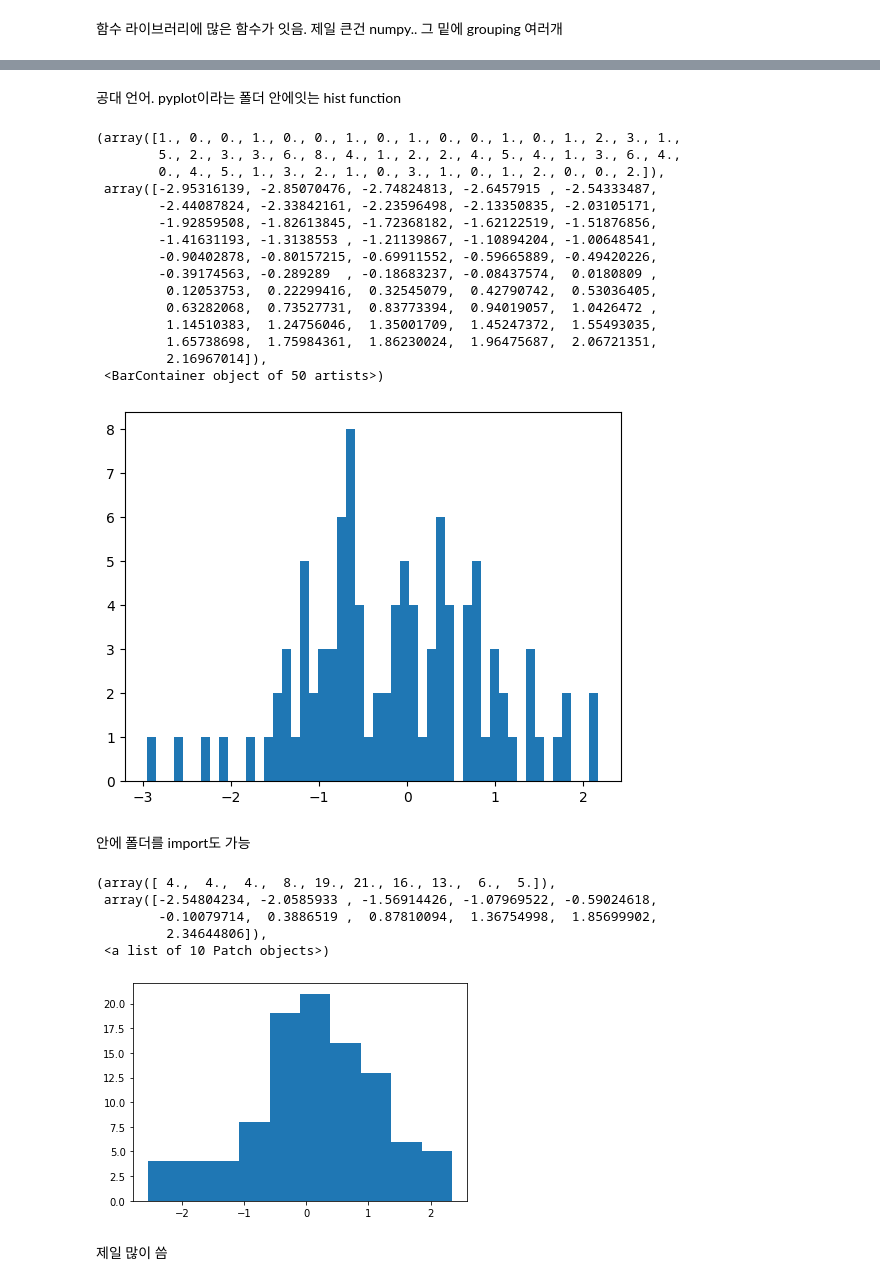
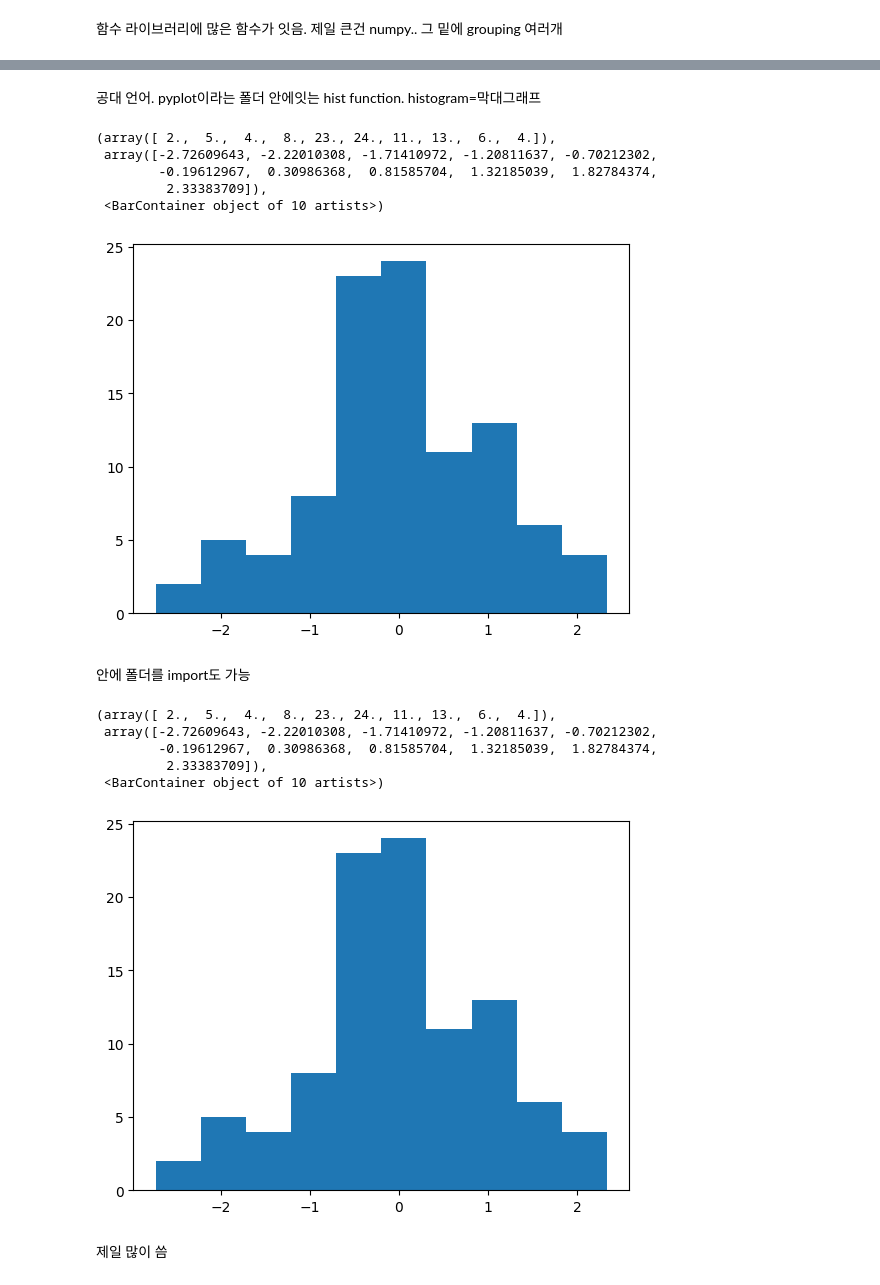
Before and after one commit to syoungahh/class2023Fall, a Jupyter notebook: import.ipynb, the cells around one changed output, grey strips where cells are left out. Saved outputs shown, nothing was run; the diff lists cells and outputs as text; code cells hidden in the pictures.

```diff
--- a/import.ipynb
+++ b/import.ipynb
@@ -5,5 +5,5 @@
 제일 큰건 numpy.. 그 밑에 grouping 여러개
 # %%
 import numpy as np
-np.random.randn(100) #함수니까 무조건 ()
-#randn이라는 함수는 random number을 generate해주는 함수 중, normal distribution을 해준다. (0평균과 1분산으로)
+n= np.random.randn(100) #함수니까 무조건 ()
+#randn이라는 함수는 random number을 generate해주는 함수 중, normal distribution(정규분포)을 해준다. (0평균과 1분산으로)
@@ -52,42 +31,33 @@ array([[[ 0.32178349,  0.09675066,  1.3524488 , -0.67010056,
 # %% [markdown]
-공대 언어.
-pyplot이라는 폴더 안에잇는 hist function
+공대 언어. pyplot이라는 폴더 안에잇는 hist function. histogram=막대그래프
 # %%
 import matplotlib
-matplotlib.pyplot.hist(n, bins=50)
+matplotlib.pyplot.hist(n, bins=10)
+
 #histogram 은 visualization에 매우 유용
-#n =아까 100개만든거, y축은 빈도수. x는 bin(바구니)
+
+#n =아까 100개만든거, y축은 빈도수. bin(바구니, 막대의 개수)
 #n을 키울수록 정규분포를 향해...standard deviation = 67%
 #normal standard deviation = 1. 2=95%. 3=99%
 # %% [output]
-(array([1., 0., 0., 1., 0., 0., 1., 0., 1., 0., 0., 1., 0., 1., 2., 3., 1.,
-        5., 2., 3., 3., 6., 8., 4., 1., 2., 2., 4., 5., 4., 1., 3., 6., 4.,
-        0., 4., 5., 1., 3., 2., 1., 0., 3., 1., 0., 1., 2., 0., 0., 2.]),
- array([-2.95316139, -2.85070476, -2.74824813, -2.6457915 , -2.54333487,
-        -2.44087824, -2.33842161, -2.23596498, -2.13350835, -2.03105171,
-        -1.92859508, -1.82613845, -1.72368182, -1.62122519, -1.51876856,
-        -1.41631193, -1.3138553 , -1.21139867, -1.10894204, -1.00648541,
-        -0.90402878, -0.80157215, -0.69911552, -0.59665889, -0.49420226,
-        -0.39174563, -0.289289  , -0.18683237, -0.08437574,  0.0180809 ,
-         0.12053753,  0.22299416,  0.32545079,  0.42790742,  0.53036405,
-         0.63282068,  0.73527731,  0.83773394,  0.94019057,  1.0426472 ,
-         1.14510383,  1.24756046,  1.35001709,  1.45247372,  1.55493035,
-         1.65738698,  1.75984361,  1.86230024,  1.96475687,  2.06721351,
-         2.16967014]),
- <BarContainer object of 50 artists>)
+(array([ 2.,  5.,  4.,  8., 23., 24., 11., 13.,  6.,  4.]),
+ array([-2.72609643, -2.22010308, -1.71410972, -1.20811637, -0.70212302,
+        -0.19612967,  0.30986368,  0.81585704,  1.32185039,  1.82784374,
+         2.33383709]),
+ <BarContainer object of 10 artists>)
-[figure, old version]
+[figure, new version]
 # %% [markdown]
 안에 폴더를 import도 가능
 # %%
 import matplotlib.pyplot
 matplotlib.pyplot.hist(n)
 # %% [output]
-(array([ 4.,  4.,  4.,  8., 19., 21., 16., 13.,  6.,  5.]),
- array([-2.54804234, -2.0585933 , -1.56914426, -1.07969522, -0.59024618,
-        -0.10079714,  0.3886519 ,  0.87810094,  1.36754998,  1.85699902,
-         2.34644806]),
- <a list of 10 Patch objects>)
+(array([ 2.,  5.,  4.,  8., 23., 24., 11., 13.,  6.,  4.]),
+ array([-2.72609643, -2.22010308, -1.71410972, -1.20811637, -0.70212302,
+        -0.19612967,  0.30986368,  0.81585704,  1.32185039,  1.82784374,
+         2.33383709]),
+ <BarContainer object of 10 artists>)
-[figure, old version]
+[figure, new version]
 # %% [markdown]
 제일 많이 씀
 # %%
```
Also changed, not shown: parts of 6 cells of this notebook.
